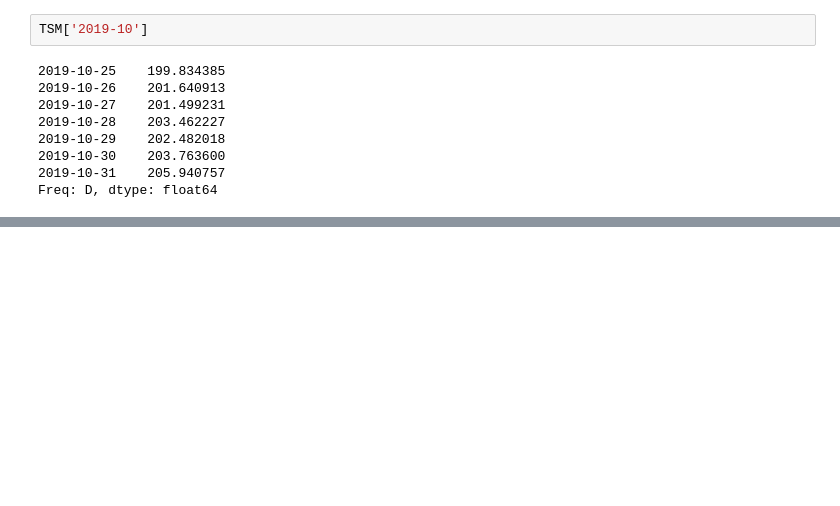
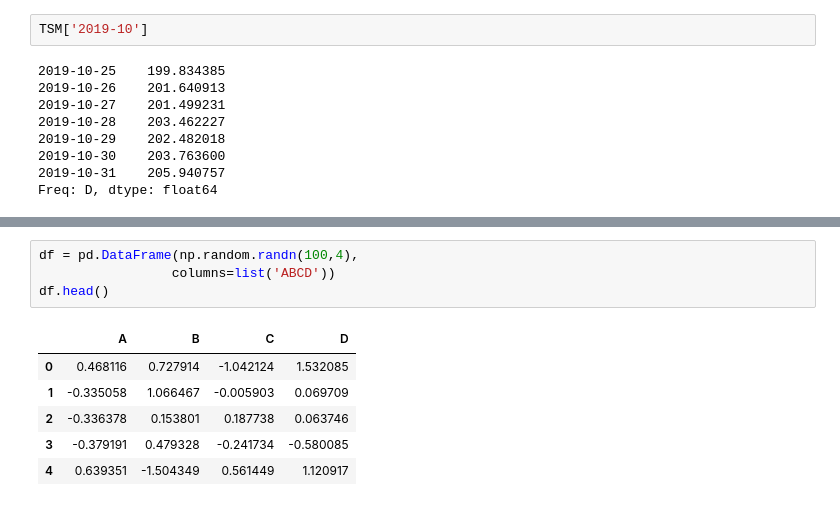
Before and after one commit to jephianlin/math599env, a Jupyter notebook: 1030.ipynb, the cells around one changed output, grey strips where cells are left out. Cells and saved outputs as stored; diff of their text form; blank space fills up the shorter version.

```diff
--- a/1030.ipynb
+++ b/1030.ipynb
@@ -170,0 +219,11 @@ Freq: D, dtype: float64
+# %%
+df = pd.DataFrame(np.random.randn(100,4),
+                 columns=list('ABCD'))
+df.head()
+# %% [output]
+|  | A | B | C | D |
+| 0 | 0.468116 | 0.727914 | -1.042124 | 1.532085 |
+| 1 | -0.335058 | 1.066467 | -0.005903 | 0.069709 |
+| 2 | -0.336378 | 0.153801 | 0.187738 | 0.063746 |
+| 3 | -0.379191 | 0.479328 | -0.241734 | -0.580085 |
+| 4 | 0.639351 | -1.504349 | 0.561449 | 1.120917 |
```
Also changed, not shown: parts of 14 cells of this notebook.
